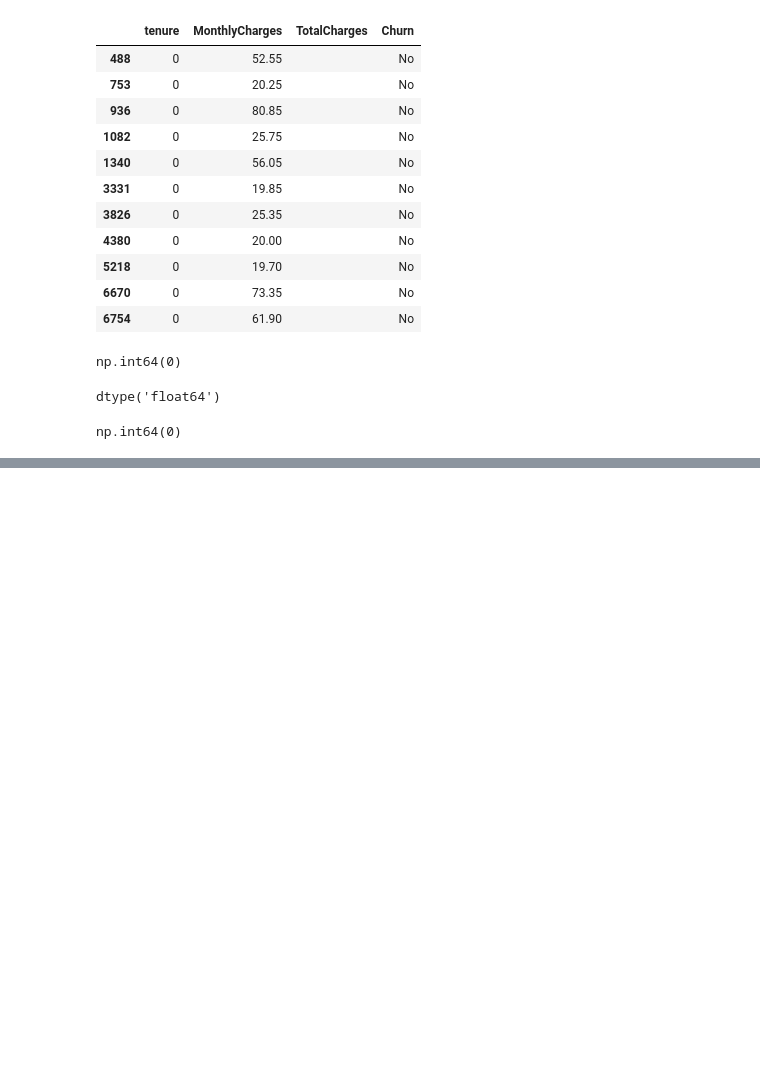
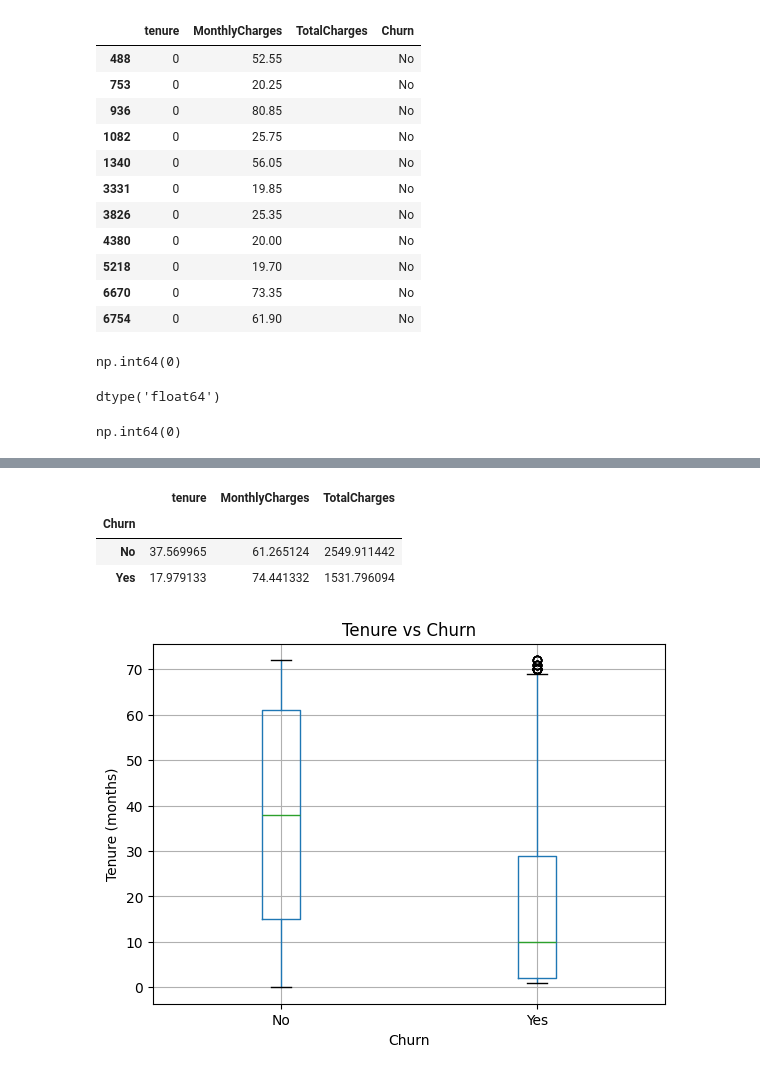
Before and after one commit to Shubh25Git/customer-churn-prediction, a Jupyter notebook: notebook/01_data_exploration.ipynb, the cells around one changed output, grey strips where cells are left out. Saved outputs shown, nothing was run; the diff lists cells and outputs as text; code cells hidden in the pictures; blank space fills up the shorter version.

```diff
--- a/notebook/01_data_exploration.ipynb
+++ b/notebook/01_data_exploration.ipynb
@@ -131,0 +175,19 @@ np.int64(0)
+# %%
+df_clean.groupby("Churn")[["tenure", "MonthlyCharges", "TotalCharges"]].mean()
+# %% [output]
+|  | tenure | MonthlyCharges | TotalCharges |
+| Churn |  |  |  |
+| No | 37.569965 | 61.265124 | 2549.911442 |
+| Yes | 17.979133 | 74.441332 | 1531.796094 |
+# %%
+import matplotlib.pyplot as plt
+
+df_clean.boxplot(column="tenure", by="Churn")
+
+plt.title("Tenure vs Churn")
+plt.suptitle("")
+plt.xlabel("Churn")
+plt.ylabel("Tenure (months)")
+plt.show()
+# %% [output]
+[figure, added]
```
Also changed, not shown: parts of 28 cells of this notebook.
